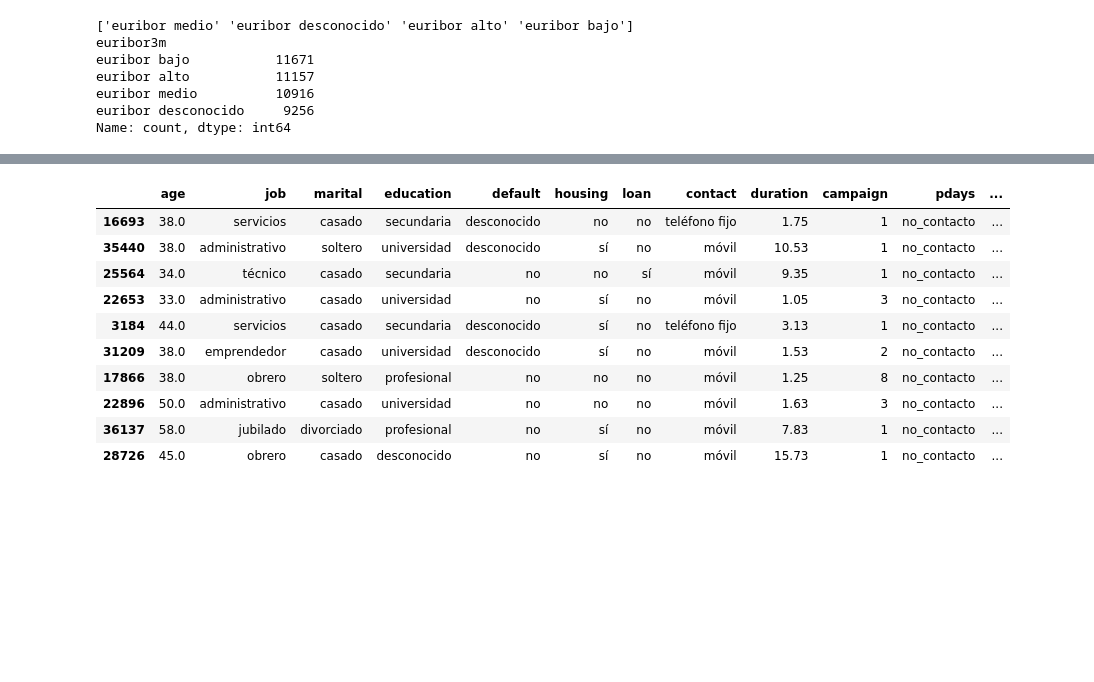
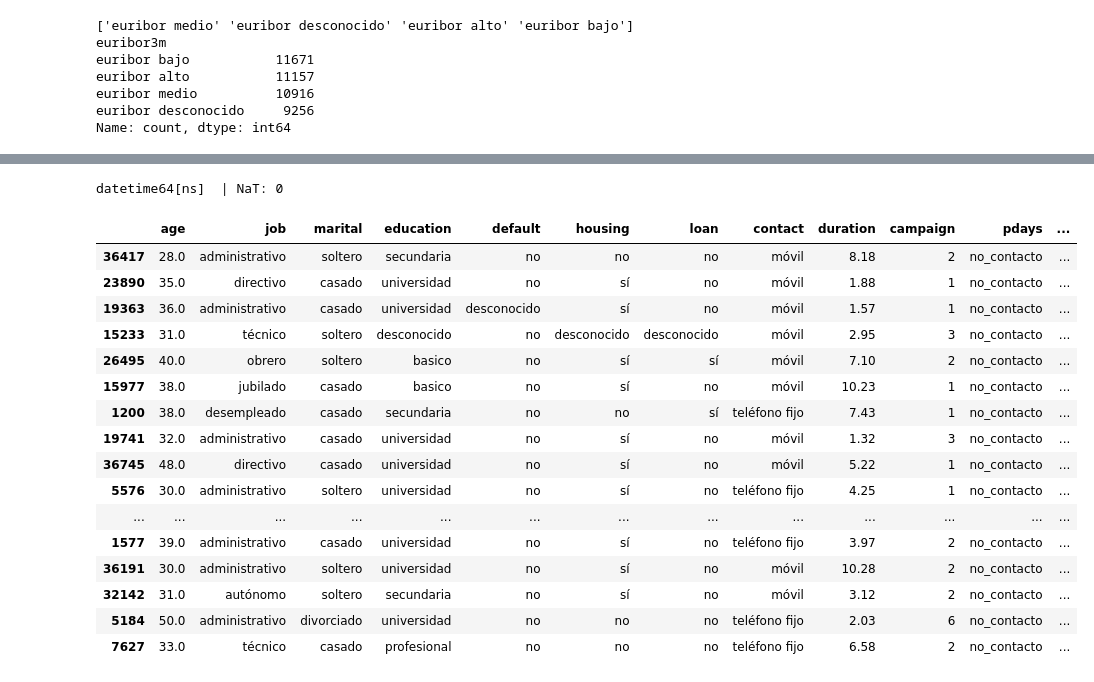
Before and after one commit to PatriciaMerinero/PROYECTO_EDA_PYTHON, a Jupyter notebook: Notebook/01-analisis_preliminar.ipynb, the cells around one changed output, grey strips where cells are left out. Drawn from its saved outputs; the diff is of its cells as text; code cells hidden in the pictures; blank space fills up the shorter version.

Commit message:
Columna y: no hay nulos, traduzco. Columna date: hay nulos (0.58%), decido eliminar nulos. Doy formato a la fecha. Creo columnas mes y año, añado columna con string mes

```diff
--- a/Notebook/01-analisis_preliminar.ipynb
+++ b/Notebook/01-analisis_preliminar.ipynb
@@ -1012,0 +1013,6 @@ Name: count, dtype: int64
+# %%
+# Traduzco
+df_bank['y'] = df_bank['y'].map({'yes': 'Sí', 'no': 'No'})
+
+# Verifico
+print(df_bank['y'].value_counts())
@@ -1013,14 +1059,55 @@ Name: count, dtype: int64
+# %%
+# Normalizo y parseo 'date'  (formato día/mes/año con meses en español)
+s = (df_bank['date'].astype(str)
+                  .str.lower()
+                  .str.replace('\u00a0', ' ', regex=False)      # NBSP → espacio normal
+                  .str.replace(r'\s*-\s*', '-', regex=True)      # " - " → "-"
+                  .str.replace(r'\s*/\s*', '/', regex=True)      # " / " → "/"
+                  .str.strip())
+
+meses = {
+    'enero':'1','febrero':'2','marzo':'3','abril':'4','mayo':'5','junio':'6',
+    'julio':'7','agosto':'8','septiembre':'9','setiembre':'9',
+    'octubre':'10','noviembre':'11','diciembre':'12'
+}
+for m, n in meses.items():
+    s = s.replace(fr'-{m}-', f'-{n}-', regex=True)
+    s = s.replace(fr'/{m}/', f'/{n}/', regex=True)
+
+df_bank['date'] = pd.to_datetime(s, dayfirst=True, errors='coerce')
+
+# Chequeo rápido
+print(df_bank['date'].dtype, " | NaT:", df_bank['date'].isna().sum())
+# %% [output]
+datetime64[ns]  | NaT: 0
+# %%
+#Creo columnas, año y mes.
+df_bank['year']  = df_bank['date'].dt.year
+df_bank['month'] = df_bank['date'].dt.month            # 1–12
+# %%
+# Creo columna con nombre de mes (string) y la convierto en categórica ordenada
+meses = {1:'enero',2:'febrero',3:'marzo',4:'abril',5:'mayo',6:'junio',
+         7:'julio',8:'agosto',9:'septiembre',10:'octubre',11:'noviembre',12:'diciembre'}
+orden = list(meses.values())
+df_bank['month_name'] = df_bank['month'].map(meses)
+df_bank['month_name'] = pd.Categorical(df_bank['month_name'], categories=orden, ordered=True)
 # %%
-df_bank.sample(10)
+df_bank.sample(40)
 # %% [output]
 |  | age | job | marital | education | default | housing | loan | contact | duration | campaign | pdays | ... |
-| 16693 | 38.0 | servicios | casado | secundaria | desconocido | no | no | teléfono fijo | 1.75 | 1 | no_contacto | ... |
-| 35440 | 38.0 | administrativo | soltero | universidad | desconocido | sí | no | móvil | 10.53 | 1 | no_contacto | ... |
-| 25564 | 34.0 | técnico | casado | secundaria | no | no | sí | móvil | 9.35 | 1 | no_contacto | ... |
-| 22653 | 33.0 | administrativo | casado | universidad | no | sí | no | móvil | 1.05 | 3 | no_contacto | ... |
-| 3184 | 44.0 | servicios | casado | secundaria | desconocido | sí | no | teléfono fijo | 3.13 | 1 | no_contacto | ... |
-| 31209 | 38.0 | emprendedor | casado | universidad | desconocido | sí | no | móvil | 1.53 | 2 | no_contacto | ... |
-| 17866 | 38.0 | obrero | soltero | profesional | no | no | no | móvil | 1.25 | 8 | no_contacto | ... |
-| 22896 | 50.0 | administrativo | casado | universidad | no | no | no | móvil | 1.63 | 3 | no_contacto | ... |
-| 36137 | 58.0 | jubilado | divorciado | profesional | no | sí | no | móvil | 7.83 | 1 | no_contacto | ... |
-| 28726 | 45.0 | obrero | casado | desconocido | no | sí | no | móvil | 15.73 | 1 | no_contacto | ... |
+| 36417 | 28.0 | administrativo | soltero | secundaria | no | no | no | móvil | 8.18 | 2 | no_contacto | ... |
+| 23890 | 35.0 | directivo | casado | universidad | no | sí | no | móvil | 1.88 | 1 | no_contacto | ... |
+| 19363 | 36.0 | administrativo | casado | universidad | desconocido | sí | no | móvil | 1.57 | 1 | no_contacto | ... |
+| 15233 | 31.0 | técnico | soltero | desconocido | no | desconocido | desconocido | móvil | 2.95 | 3 | no_contacto | ... |
+| 26495 | 40.0 | obrero | soltero | basico | no | sí | sí | móvil | 7.10 | 2 | no_contacto | ... |
+| 15977 | 38.0 | jubilado | casado | basico | no | sí | no | móvil | 10.23 | 1 | no_contacto | ... |
+| 1200 | 38.0 | desempleado | casado | secundaria | no | no | sí | teléfono fijo | 7.43 | 1 | no_contacto | ... |
+| 19741 | 32.0 | administrativo | casado | universidad | no | sí | no | móvil | 1.32 | 3 | no_contacto | ... |
+| 36745 | 48.0 | directivo | casado | universidad | no | sí | no | móvil | 5.22 | 1 | no_contacto | ... |
+| 5576 | 30.0 | administrativo | soltero | universidad | no | sí | no | teléfono fijo | 4.25 | 1 | no_contacto | ... |
+| ... | ... | ... | ... | ... | ... | ... | ... | ... | ... | ... | ... | ... |
+| 1577 | 39.0 | administrativo | casado | universidad | no | sí | no | teléfono fijo | 3.97 | 2 | no_contacto | ... |
+| 36191 | 30.0 | administrativo | soltero | universidad | no | sí | no | móvil | 10.28 | 2 | no_contacto | ... |
+| 32142 | 31.0 | autónomo | soltero | secundaria | no | sí | no | móvil | 3.12 | 2 | no_contacto | ... |
+| 5184 | 50.0 | administrativo | divorciado | universidad | no | no | no | teléfono fijo | 2.03 | 6 | no_contacto | ... |
+| 7627 | 33.0 | técnico | casado | profesional | no | no | no | teléfono fijo | 6.58 | 2 | no_contacto | ... |
```
Also changed, not shown: parts of 11 cells of this notebook.
